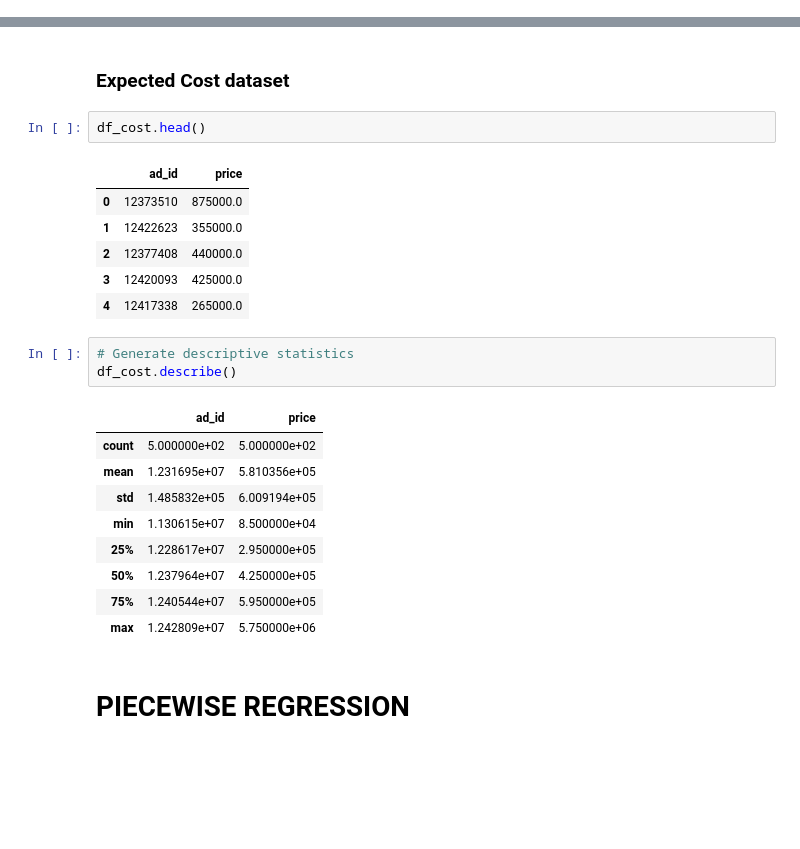
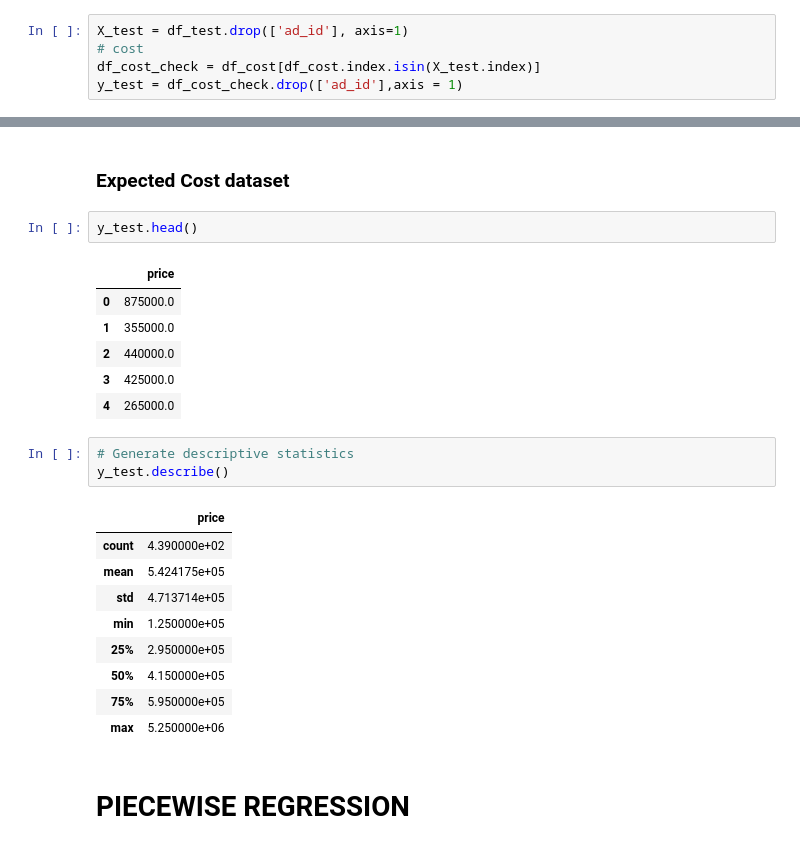
Before and after one commit to barrytl/ET5003_SEM1_2021-2, a Jupyter notebook: Week-3/ET5003_Etivity2_BarryLawton_20197772.ipynb, the cells around one changed output, grey strips where cells are left out. Cells and saved outputs as stored; diff of their text form; blank space fills up the shorter version.

```diff
--- a/Week-3/ET5003_Etivity2_BarryLawton_20197772.ipynb
+++ b/Week-3/ET5003_Etivity2_BarryLawton_20197772.ipynb
@@ -499,3 +476,8 @@ X_test.describe()
+# %%
+X_test = df_test.drop(['ad_id'], axis=1)
+# cost
+df_cost_check = df_cost[df_cost.index.isin(X_test.index)]
+y_test = df_cost_check.drop(['ad_id'],axis = 1)
 # %% [markdown]
 ### Train dataset
 # %%
@@ -556,27 +531,27 @@ X_test.describe()
 # %% [markdown]
 ### Expected Cost dataset
 # %%
-df_cost.head()
+y_test.head()
 # %% [output]
-|  | ad_id | price |
-| 0 | 12373510 | 875000.0 |
-| 1 | 12422623 | 355000.0 |
-| 2 | 12377408 | 440000.0 |
-| 3 | 12420093 | 425000.0 |
-| 4 | 12417338 | 265000.0 |
+|  | price |
+| 0 | 875000.0 |
+| 1 | 355000.0 |
+| 2 | 440000.0 |
+| 3 | 425000.0 |
+| 4 | 265000.0 |
 # %%
 # Generate descriptive statistics
-df_cost.describe()
+y_test.describe()
 # %% [output]
-|  | ad_id | price |
-| count | 5.000000e+02 | 5.000000e+02 |
-| mean | 1.231695e+07 | 5.810356e+05 |
-| std | 1.485832e+05 | 6.009194e+05 |
-| min | 1.130615e+07 | 8.500000e+04 |
-| 25% | 1.228617e+07 | 2.950000e+05 |
-| 50% | 1.237964e+07 | 4.250000e+05 |
-| 75% | 1.240544e+07 | 5.950000e+05 |
-| max | 1.242809e+07 | 5.750000e+06 |
+|  | price |
+| count | 4.390000e+02 |
+| mean | 5.424175e+05 |
+| std | 4.713714e+05 |
+| min | 1.250000e+05 |
+| 25% | 2.950000e+05 |
+| 50% | 4.150000e+05 |
+| 75% | 5.950000e+05 |
+| max | 5.250000e+06 |
 # %% [markdown]
 # PIECEWISE REGRESSION
 # %% [markdown]
```
Also changed, not shown: parts of 10 cells of this notebook.
